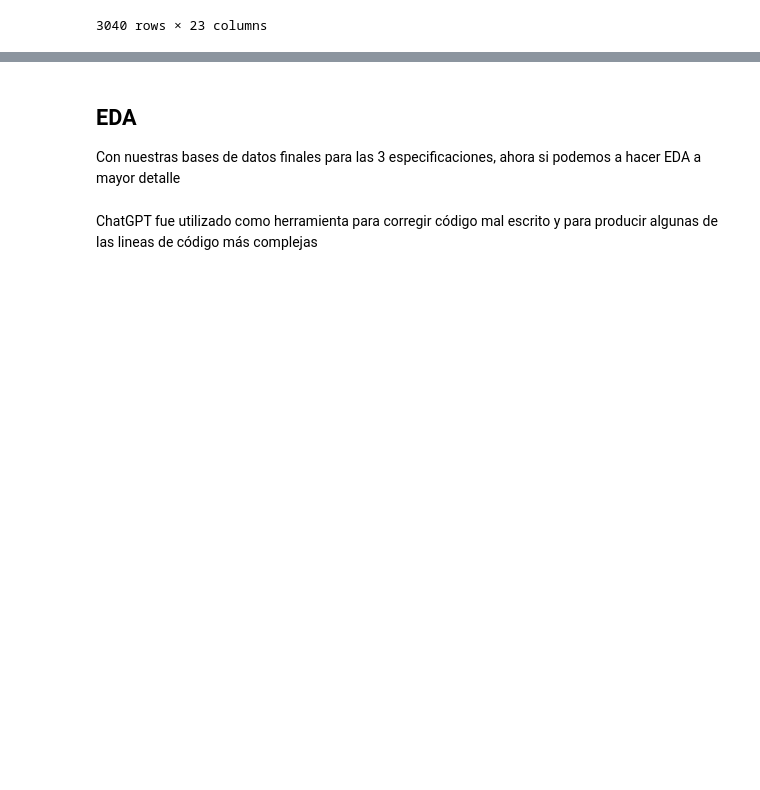
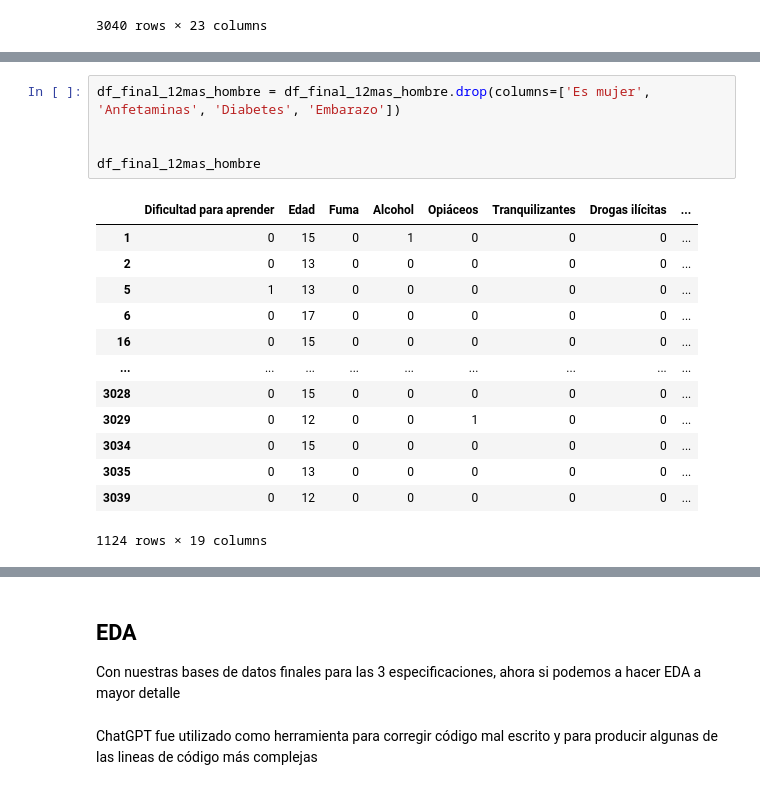
Before and after one commit to omar-tueme/ciencia-de-datos-avanzada-mek-enero-2026, a Jupyter notebook: 01_EDA.ipynb, the cells around one changed output, grey strips where cells are left out. Cells and saved outputs as stored; diff of their text form; blank space fills up the shorter version.

```diff
--- a/01_EDA.ipynb
+++ b/01_EDA.ipynb
@@ -3132,2 +3169,21 @@ df_final_12mas_hombre
+# %%
+df_final_12mas_hombre = df_final_12mas_hombre.drop(columns=['Es mujer', 'Anfetaminas', 'Diabetes', 'Embarazo'])
+
+
+df_final_12mas_hombre
+# %% [output]
+|  | Dificultad para aprender | Edad | Fuma | Alcohol | Opiáceos | Tranquilizantes | Drogas ilícitas | ... |
+| 1 | 0 | 15 | 0 | 1 | 0 | 0 | 0 | ... |
+| 2 | 0 | 13 | 0 | 0 | 0 | 0 | 0 | ... |
+| 5 | 1 | 13 | 0 | 0 | 0 | 0 | 0 | ... |
+| 6 | 0 | 17 | 0 | 0 | 0 | 0 | 0 | ... |
+| 16 | 0 | 15 | 0 | 0 | 0 | 0 | 0 | ... |
+| ... | ... | ... | ... | ... | ... | ... | ... | ... |
+| 3028 | 0 | 15 | 0 | 0 | 0 | 0 | 0 | ... |
+| 3029 | 0 | 12 | 0 | 0 | 1 | 0 | 0 | ... |
+| 3034 | 0 | 15 | 0 | 0 | 0 | 0 | 0 | ... |
+| 3035 | 0 | 13 | 0 | 0 | 0 | 0 | 0 | ... |
+| 3039 | 0 | 12 | 0 | 0 | 0 | 0 | 0 | ... |
+1124 rows × 19 columns
 # %%
 df_final_12mas_mujer = df_final[(df_final['Edad'] >= 12) & (df_final['Es mujer'] == 1)]
```
Also changed, not shown: parts of 13 cells of this notebook.
